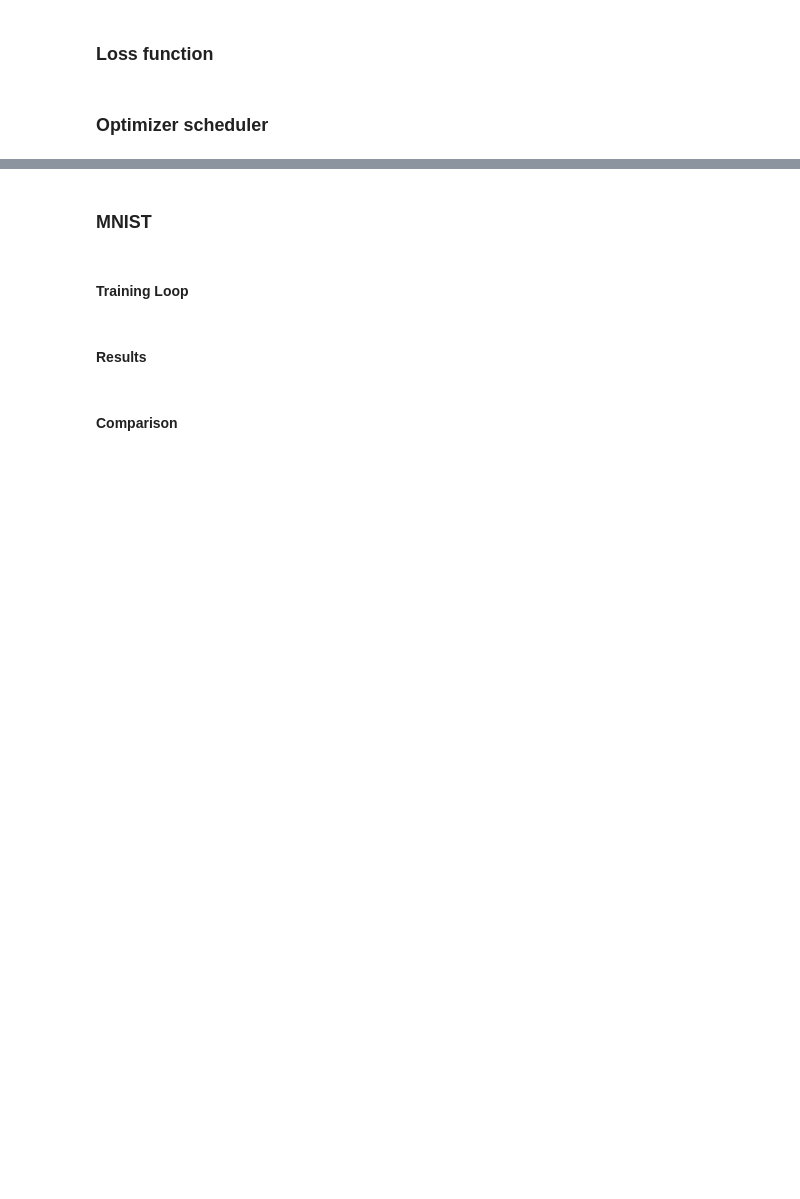
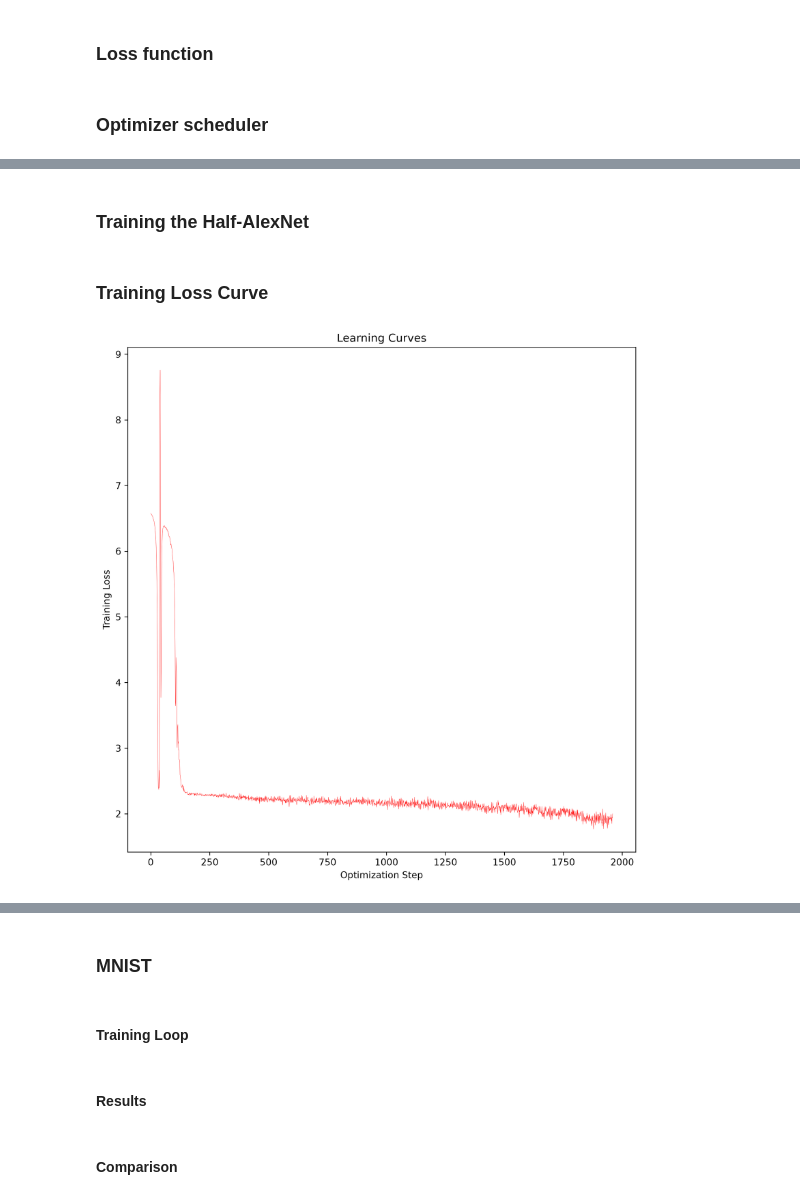
Before and after one commit to smspiegel/CNN_MNIST, a Jupyter notebook: mnist_notebook.ipynb, the cells around one changed output, grey strips where cells are left out. Drawn from its saved outputs; the diff is of its cells as text; code cells hidden in the pictures; blank space fills up the shorter version.

Commit message:
Building out fully connected AlexNet + Training loss curve from epoch 2-11 (didnt properly reset after first) for half alex net

```diff
--- a/mnist_notebook.ipynb
+++ b/mnist_notebook.ipynb
@@ -433,3 +397,54 @@ training_set = torch.utils.data.DataLoader()
+# %% [markdown]
+### Training the Half-AlexNet
+# %%
+N_EPOCHS = 10
+len_train = len(training_set)
+epoch_bar = tqdm(range(N_EPOCHS),desc='Training Half AlexNet Model',unit='epoch')
+
+# Using TQDM to visualize training progress
+LOSS_VALUES = []
+for epoch in epoch_bar:
+    running_loss = 0.0
+    batch_bar = tqdm(training_set,desc=f"Epoch: {epoch+1}",leave=False)
+
+    # Enumerating through training_set, starting at a counter of 0,
+    # i is current batch number, data is the list of [input X, targets y]
+    for i, data in enumerate(batch_bar,0):
+        inputs, labels = data
+
+        optimizer.zero_grad() # Zero the parameter gradients to clear any prev. values
+
+        ## Process input through the network
+        outputs = halfnet(inputs)
+
+        ## Compute the loss
+        loss = criterion(outputs,labels)
+        LOSS_VALUES.append(loss) # Store for plotting
+
+        ## Propagate gadients back into the network's parameters
+        loss.backward() # Assign loss blame to individual params
+
+        ## Update weights of the network
+        optimizer.step() # Adjust params wrt individual losses
+
+        running_loss += loss.item()
+
+        batch_bar.set_postfix({"Batch Loss":f"{loss.item():.4f}"})
+
+        average_epoch_loss = running_loss/len_train
+    scheduler.step(metrics=average_epoch_loss)
+# %% [markdown]
+### Training Loss Curve
+# %%
+NUMPY_LOSSES = [x.detach().numpy() for x in LOSS_VALUES] # Convert those stored tensors into floats
+plt.subplots(figsize=(10,10),dpi=300)
+plt.plot(NUMPY_LOSSES,linewidth=0.25,c='r')
+plt.title("Learning Curves")
+plt.xlabel('Optimization Step')
+plt.ylabel('Training Loss')
+plt.show()
+# %% [output]
+[figure, added]
 # %%
 ### Calculating the number of pixels out per a single kernel's length-wise image
 #   conv yielded 54 which is not the same as paper's 55 - assumed padding of 2
```
Also changed, not shown: parts of 19 cells of this notebook.
